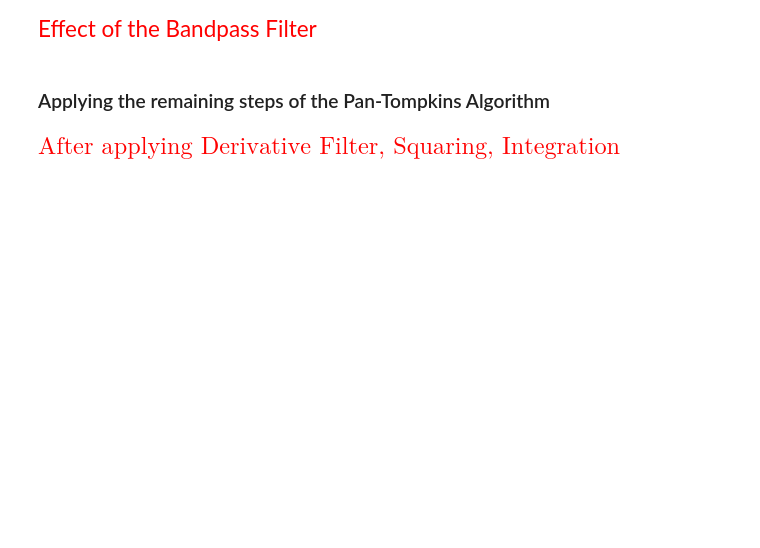
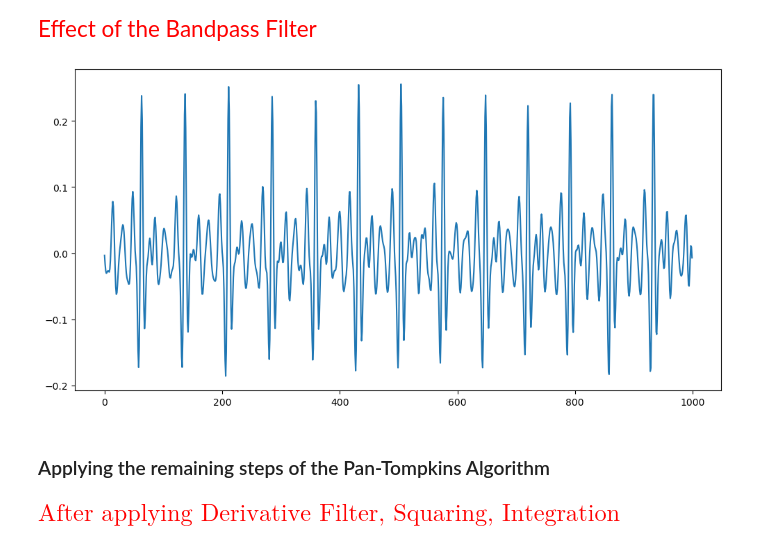
Before and after one commit to cem-cagatay/elec447, a Jupyter notebook: elec447_project.ipynb, the cells around one changed output. Saved outputs shown, nothing was run; the diff lists cells and outputs as text; code cells hidden in the pictures; blank space fills up the shorter version.

Commit message:
plots added back

```diff
--- a/elec447_project.ipynb
+++ b/elec447_project.ipynb
@@ -235,10 +237,12 @@ plt.show()
 <span style="color: red; font-size: 150%;">Effect of the Bandpass Filter</span>
 # %%
 plt.figure(figsize=(12, 6))
-plt.plot(filtered_signals[1, :50, 0])
+plt.plot(filtered_signals[1, :, 0])
 plt.show()
+# %% [output]
+[figure, added]
-# %% [markdown]
-### Applying the remaining steps of the Pan-Tompkins Algorithm
+# %% [markdown]
+### Applying the remaining steps of the Pan-Tompkins Algorithm
 # %%
 # Initialize arrays for each step
 derivative = np.zeros_like(filtered_signals)
```
Also changed, not shown: parts of 59 cells of this notebook.
